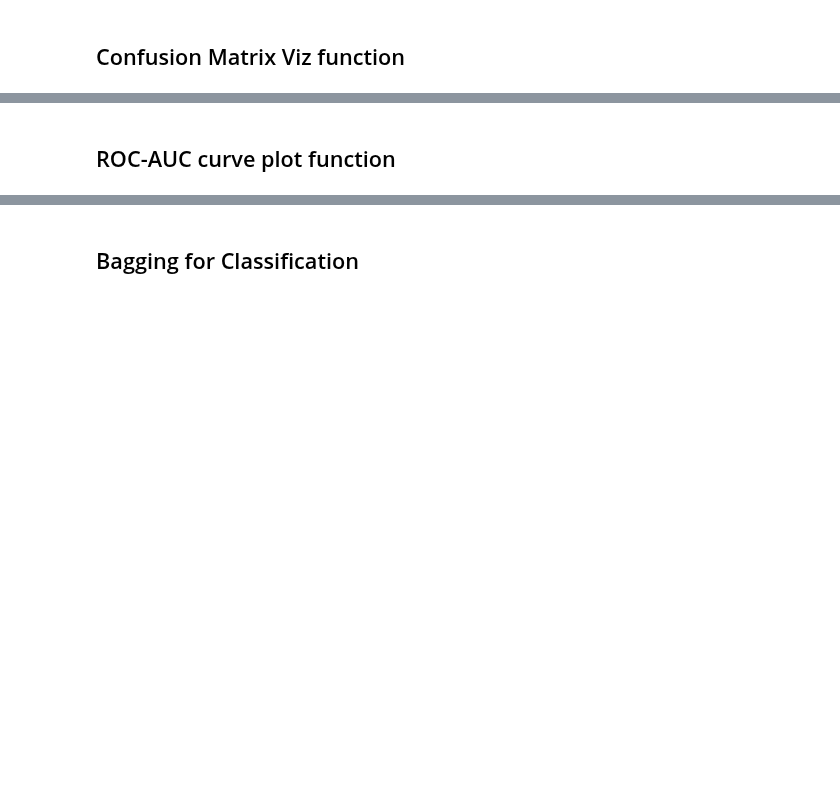
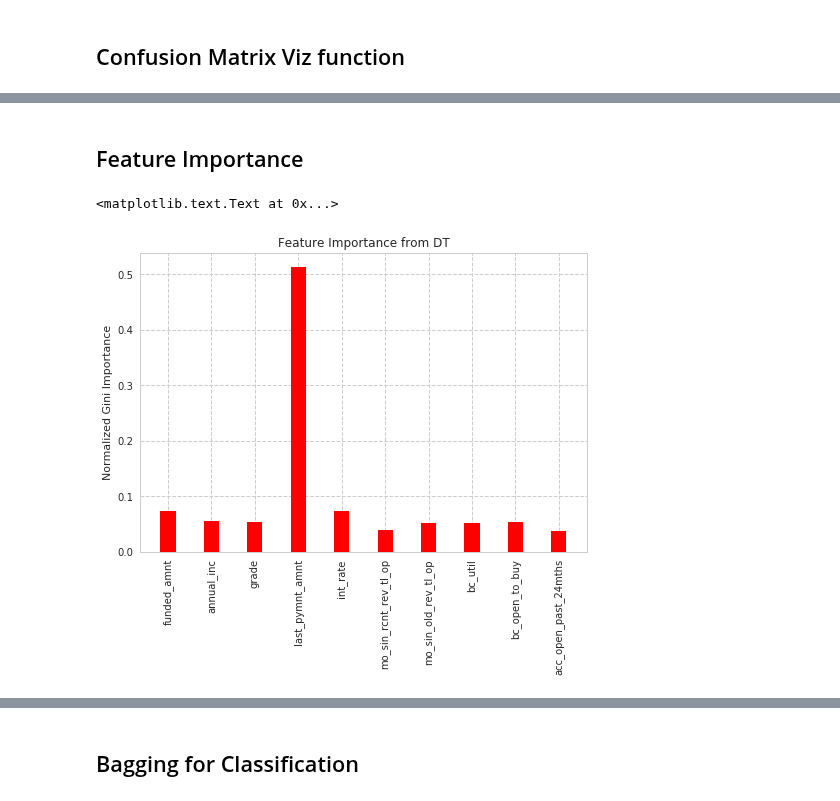
Before and after one commit to harishpuvvada/LoanDefault-Prediction, a Jupyter notebook: Loan_Default_Prediction_Final.ipynb, the cells around one changed output, grey strips where cells are left out. Cells and saved outputs as stored; diff of their text form; code cells hidden in the pictures; blank space fills up the shorter version.

```diff
--- a/Loan_Default_Prediction_Final.ipynb
+++ b/Loan_Default_Prediction_Final.ipynb
@@ -273,0 +306,3 @@ def plot_confusion_matrix(model, normalize=False): # This function prints and pl
+# %%
+X_train, X_test, y_train, y_test = train_test_split(data_clean.iloc[:,:-1], data_clean.iloc[:,-1], test_size=0.2, random_state=42)
+bs_train, bs_test = train_test_split(data_clean, test_size = 0.2, random_state=42) #just for bootstrapping
@@ -273,0 +330,13 @@ def plot_confusion_matrix(model, normalize=False): # This function prints and pl
+# %%
+from sklearn.feature_selection import RFE
+# create the RFE model and select 3 attributes
+clf_LR = linear_model.LogisticRegression(C=1e30)
+clf_LR.fit(X_train,y_train)
+rfe = RFE(clf_LR, 10)
+rfe = rfe.fit(data_clean.iloc[:,:-1].values, data_clean.iloc[:,-1].values)
+# summarize the selection of the attributes
+print(rfe.support_)
+print(rfe.ranking_)
+# ['funded_amnt','emp_length','annual_inc','home_ownership','grade',"last_pymnt_amnt", "mort_acc", "pub_rec",
+# "int_rate", "open_acc","num_actv_rev_tl","mo_sin_rcnt_rev_tl_op","mo_sin_old_rev_tl_op","bc_util","bc_open_to_buy",
+#"avg_cur_bal","acc_open_past_24mths",'loan_status']
@@ -273,0 +347,7 @@ def plot_confusion_matrix(model, normalize=False): # This function prints and pl
+# %%
+features = ['funded_amnt','annual_inc','grade',"last_pymnt_amnt", "int_rate",
+            "mo_sin_rcnt_rev_tl_op","mo_sin_old_rev_tl_op","bc_util","bc_open_to_buy","acc_open_past_24mths","loan_status"]
+X_train, X_test = X_train[features[:-1]], X_test[features[:-1]]
+data_clean = data_clean[features]
+print(X_train.shape)
+print(data_clean.shape)
@@ -278,3 +377,0 @@ def plot_confusion_matrix(model, normalize=False): # This function prints and pl
-# %%
-X_train, X_test, y_train, y_test = train_test_split(data_clean.iloc[:,:-1], data_clean.iloc[:,-1], test_size=0.33, random_state=42)
-bs_train, bs_test = train_test_split(data_clean, test_size = 0.33, random_state=42) #just for bootstrapping
@@ -326,13 +413,16 @@ print(rfAccuracy)
+# %% [markdown]
+## Feature Importance
 # %%
 fig, ax = plt.subplots()
 width=0.35
-ax.bar(np.arange(len(fields)), randomForest.feature_importances_, width, color='r')
+ax.bar(np.arange(len(features)-1), randomForest.feature_importances_, width, color='r')
 ax.set_xticks(np.arange(len(randomForest.feature_importances_)))
 ax.set_xticklabels(X_train.columns.values,rotation=90)
 plt.title('Feature Importance from DT')
 ax.set_ylabel('Normalized Gini Importance')
+# %% [output]
+<matplotlib.text.Text at 0x...>
+[figure, added]
-# %% [markdown]
-## ROC-AUC curve plot function
 # %%
 plotAUC(y_test,rfPredictproba, 'Random Forest')
 plt.show()
```
Also changed, not shown: parts of 77 cells of this notebook.
